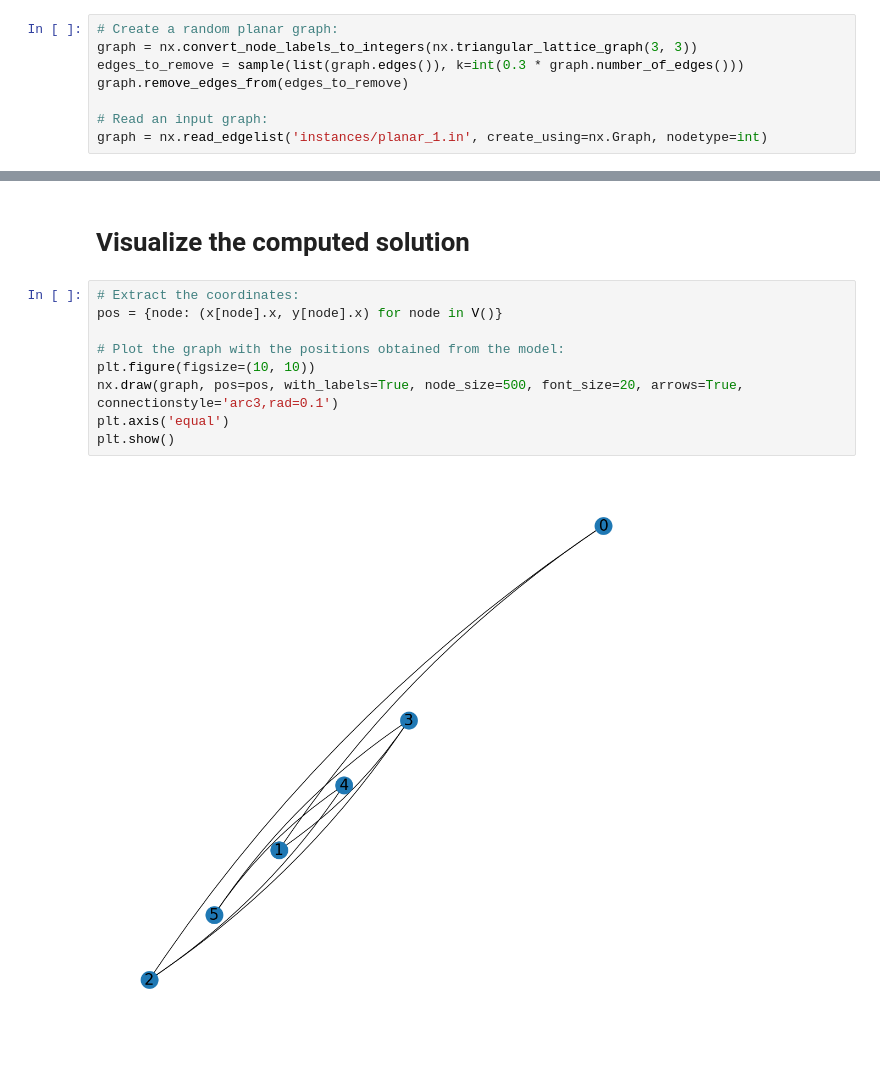
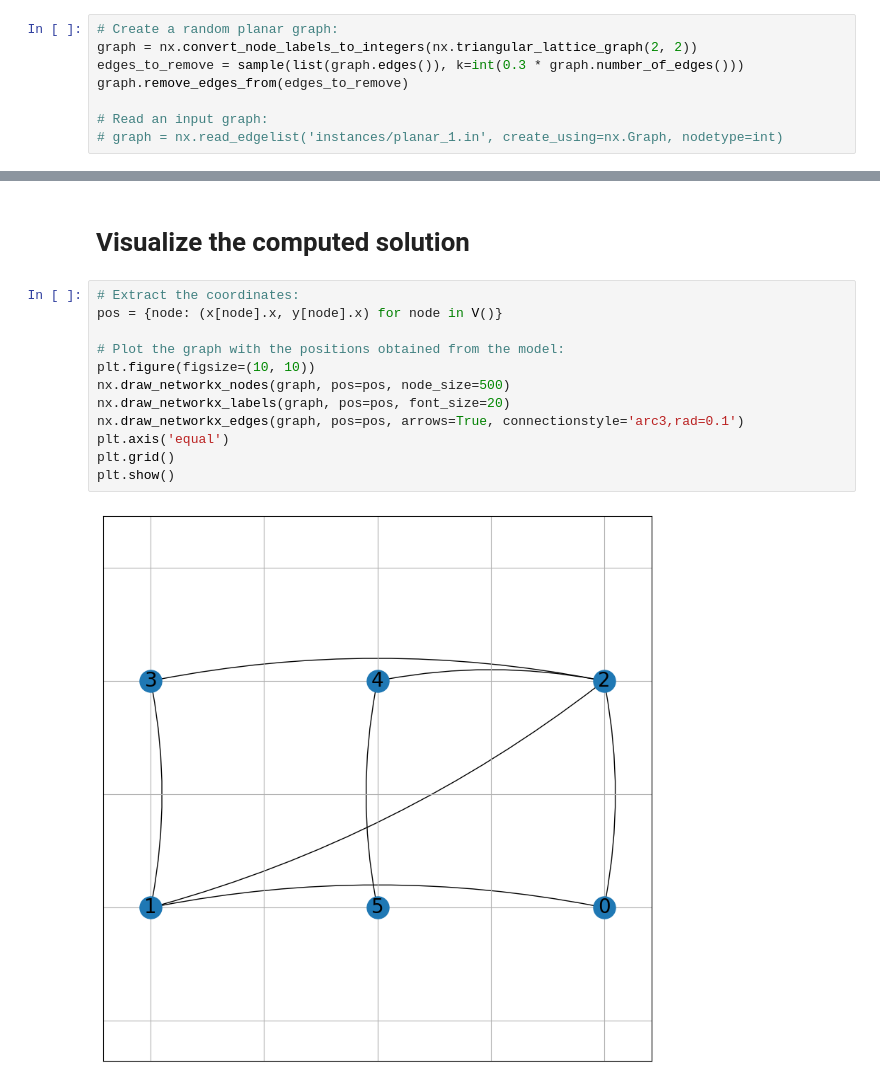
Before and after one commit to m4rquee/grid_drawing, a Jupyter notebook: grid_drawing.ipynb, the cells around one changed output, grey strips where cells are left out. Saved outputs shown, nothing was run; the diff lists cells and outputs as text.

```diff
--- a/grid_drawing.ipynb
+++ b/grid_drawing.ipynb
@@ -11,12 +10,12 @@ from math import ceil, sqrt
 # Instance Reading
 # %%
 # Create a random planar graph:
-graph = nx.convert_node_labels_to_integers(nx.triangular_lattice_graph(3, 3))
+graph = nx.convert_node_labels_to_integers(nx.triangular_lattice_graph(2, 2))
 edges_to_remove = sample(list(graph.edges()), k=int(0.3 * graph.number_of_edges()))
 graph.remove_edges_from(edges_to_remove)
 
 # Read an input graph:
-graph = nx.read_edgelist('instances/planar_1.in', create_using=nx.Graph, nodetype=int)
+# graph = nx.read_edgelist('instances/planar_1.in', create_using=nx.Graph, nodetype=int)
 # %%
 n = len(graph)
 V = graph.nodes()
@@ -120,11 +254,14 @@ a[2,4,3,5]: 1.0
 # %%
 # Extract the coordinates:
 pos = {node: (x[node].x, y[node].x) for node in V()}
 
 # Plot the graph with the positions obtained from the model:
 plt.figure(figsize=(10, 10))
-nx.draw(graph, pos=pos, with_labels=True, node_size=500, font_size=20, arrows=True, connectionstyle='arc3,rad=0.1')
+nx.draw_networkx_nodes(graph, pos=pos, node_size=500)
+nx.draw_networkx_labels(graph, pos=pos, font_size=20)
+nx.draw_networkx_edges(graph, pos=pos, arrows=True, connectionstyle='arc3,rad=0.1')
 plt.axis('equal')
+plt.grid()
 plt.show()
 # %% [output]
-[figure, old version]
+[figure, new version]
```
Also changed, not shown: parts of 5 cells of this notebook.
